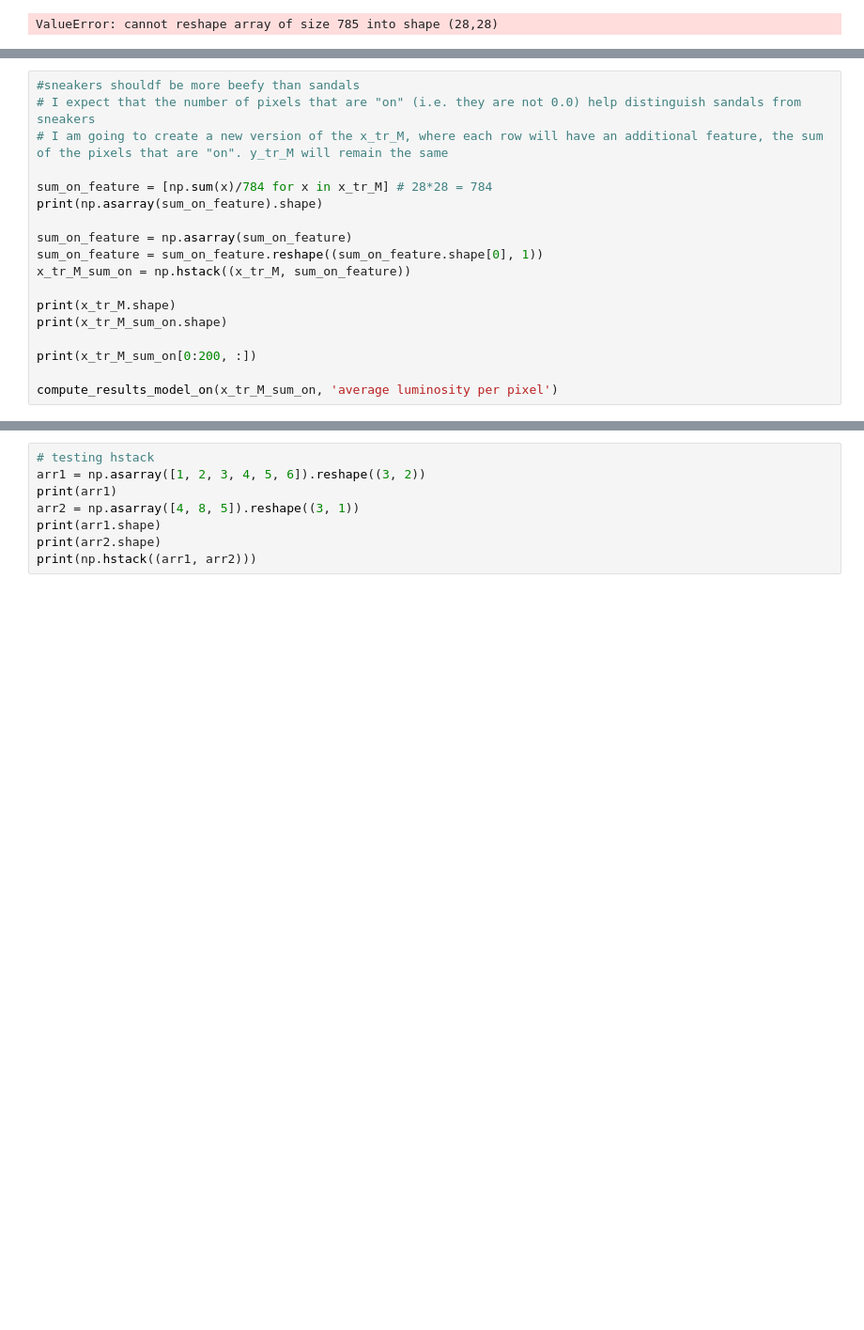
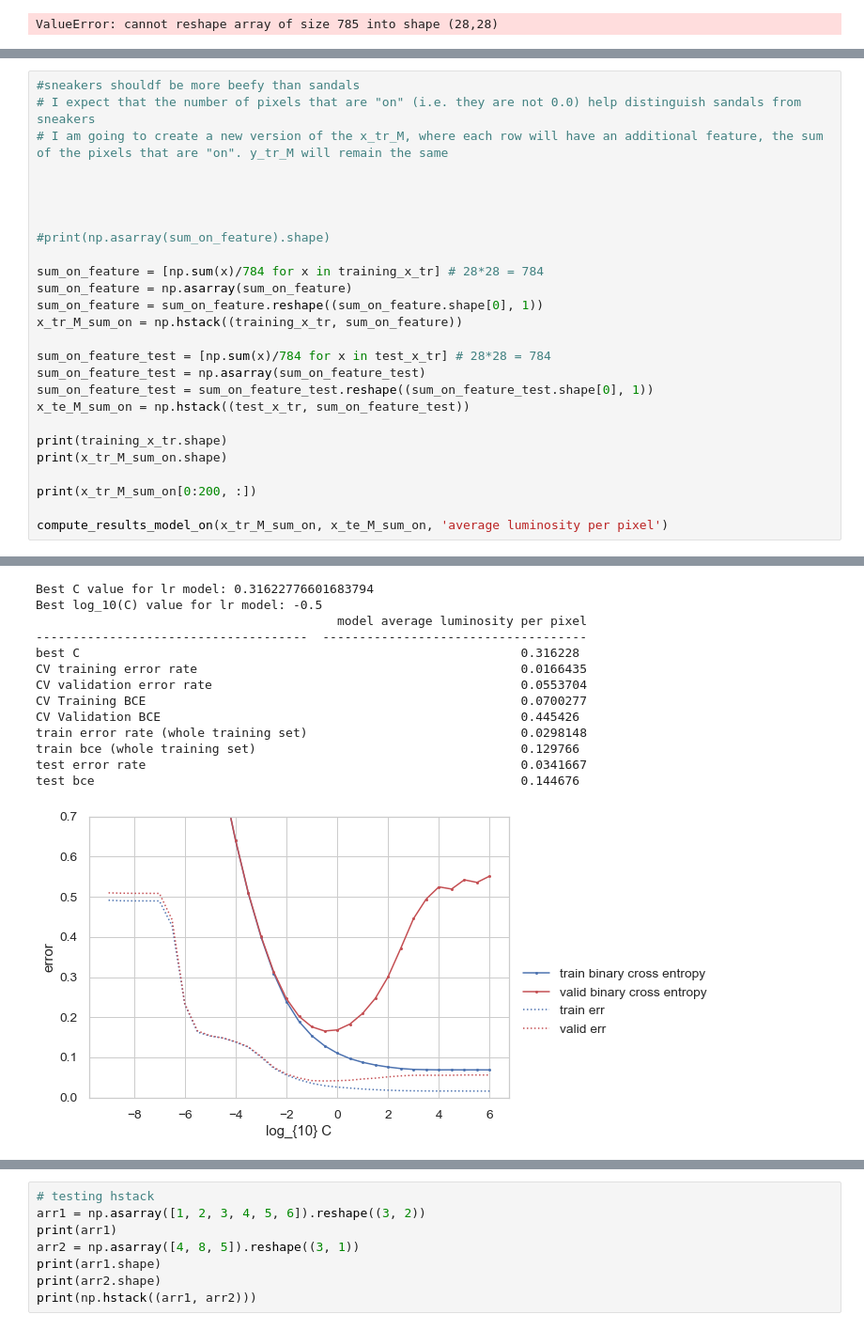
Before and after one commit to kamibrumi/comp135-intro-to-ml, a Jupyter notebook: projectA/projA_notebook_p2.ipynb, the cells around one changed output, grey strips where cells are left out. Shown at 94% size. Drawn from its saved outputs; the diff is of its cells as text; blank space fills up the shorter version.

```diff
--- a/projectA/projA_notebook_p2.ipynb
+++ b/projectA/projA_notebook_p2.ipynb
@@ -380,17 +380,25 @@ test bce                                                                  0.1446
 # I expect that the number of pixels that are "on" (i.e. they are not 0.0) help distinguish sandals from sneakers
 # I am going to create a new version of the x_tr_M, where each row will have an additional feature, the sum of the pixels that are "on". y_tr_M will remain the same
 
-sum_on_feature = [np.sum(x)/784 for x in x_tr_M] # 28*28 = 784
-print(np.asarray(sum_on_feature).shape)
 
+
+
+#print(np.asarray(sum_on_feature).shape)
+
+sum_on_feature = [np.sum(x)/784 for x in training_x_tr] # 28*28 = 784
 sum_on_feature = np.asarray(sum_on_feature)
 sum_on_feature = sum_on_feature.reshape((sum_on_feature.shape[0], 1))
-x_tr_M_sum_on = np.hstack((x_tr_M, sum_on_feature))
+x_tr_M_sum_on = np.hstack((training_x_tr, sum_on_feature))
 
-print(x_tr_M.shape)
+sum_on_feature_test = [np.sum(x)/784 for x in test_x_tr] # 28*28 = 784
+sum_on_feature_test = np.asarray(sum_on_feature_test)
+sum_on_feature_test = sum_on_feature_test.reshape((sum_on_feature_test.shape[0], 1))
+x_te_M_sum_on = np.hstack((test_x_tr, sum_on_feature_test))
+
+print(training_x_tr.shape)
 print(x_tr_M_sum_on.shape)
 
 print(x_tr_M_sum_on[0:200, :])
 
-compute_results_model_on(x_tr_M_sum_on, 'average luminosity per pixel')
+compute_results_model_on(x_tr_M_sum_on, x_te_M_sum_on, 'average luminosity per pixel')
 # %% [output]
@@ -408,3 +431,17 @@ AssertionError:
+Best C value for lr model: 0.31622776601683794
+Best log_10(C) value for lr model: -0.5
+                                         model average luminosity per pixel
+-------------------------------------  ------------------------------------
+best C                                                            0.316228
+CV training error rate                                            0.0166435
+CV validation error rate                                          0.0553704
+CV Training BCE                                                   0.0700277
+CV Validation BCE                                                 0.445426
+train error rate (whole training set)                             0.0298148
+train bce (whole training set)                                    0.129766
+test error rate                                                   0.0341667
+test bce                                                          0.144676
+[figure, added]
 # %%
 # now computing a new feature where I add 1 for each pixel that it is not 0, and averaging to the total number of pixels in the image, i.e. 28*28= 784
 
```
Also changed, not shown: parts of 11 cells of this notebook.
